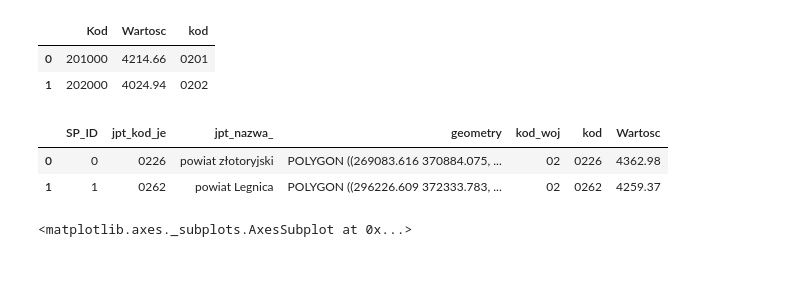
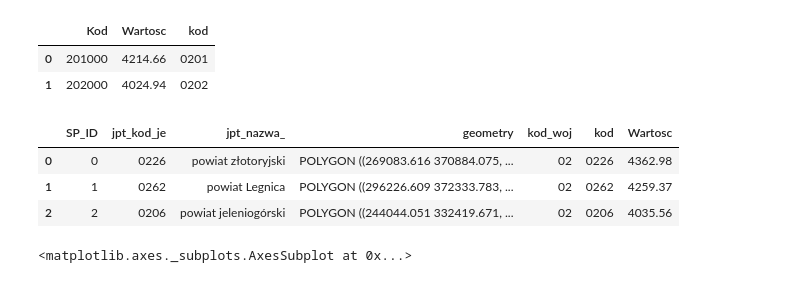
Before and after one commit to DepartmentOfStatisticsPUE/air-2022, a Jupyter notebook: notebooks/8_analizy_przestrzenne.ipynb, the cells around one changed output. Saved outputs shown, nothing was run; the diff lists cells and outputs as text; code cells hidden in the pictures.

```diff
--- a/notebooks/8_analizy_przestrzenne.ipynb
+++ b/notebooks/8_analizy_przestrzenne.ipynb
@@ -109,14 +118,15 @@ wynag.head(n=2)
 # %%
 pow_df_dane = pd.merge(left = pow_df,
                        right = wynag[["kod", "Wartosc"]],
                        how = "left",
                        left_on = "jpt_kod_je",
                        right_on = "kod")
-pow_df_dane.head(n=2)
+pow_df_dane.head(n=3)
 # %% [output]
 |  | SP_ID | jpt_kod_je | jpt_nazwa_ | geometry | kod_woj | kod | Wartosc |
 | 0 | 0 | 0226 | powiat złotoryjski | POLYGON ((269083.616 370884.075, ... | 02 | 0226 | 4362.98 |
 | 1 | 1 | 0262 | powiat Legnica | POLYGON ((296226.609 372333.783, ... | 02 | 0262 | 4259.37 |
+| 2 | 2 | 0206 | powiat jeleniogórski | POLYGON ((244044.051 332419.671, ... | 02 | 0206 | 4035.56 |
 # %%
 pow_df_dane.plot(column = "Wartosc", cmap = "magma_r",
                  legend = True, edgecolor = "black",
```
Also changed, not shown: parts of 21 cells of this notebook.
